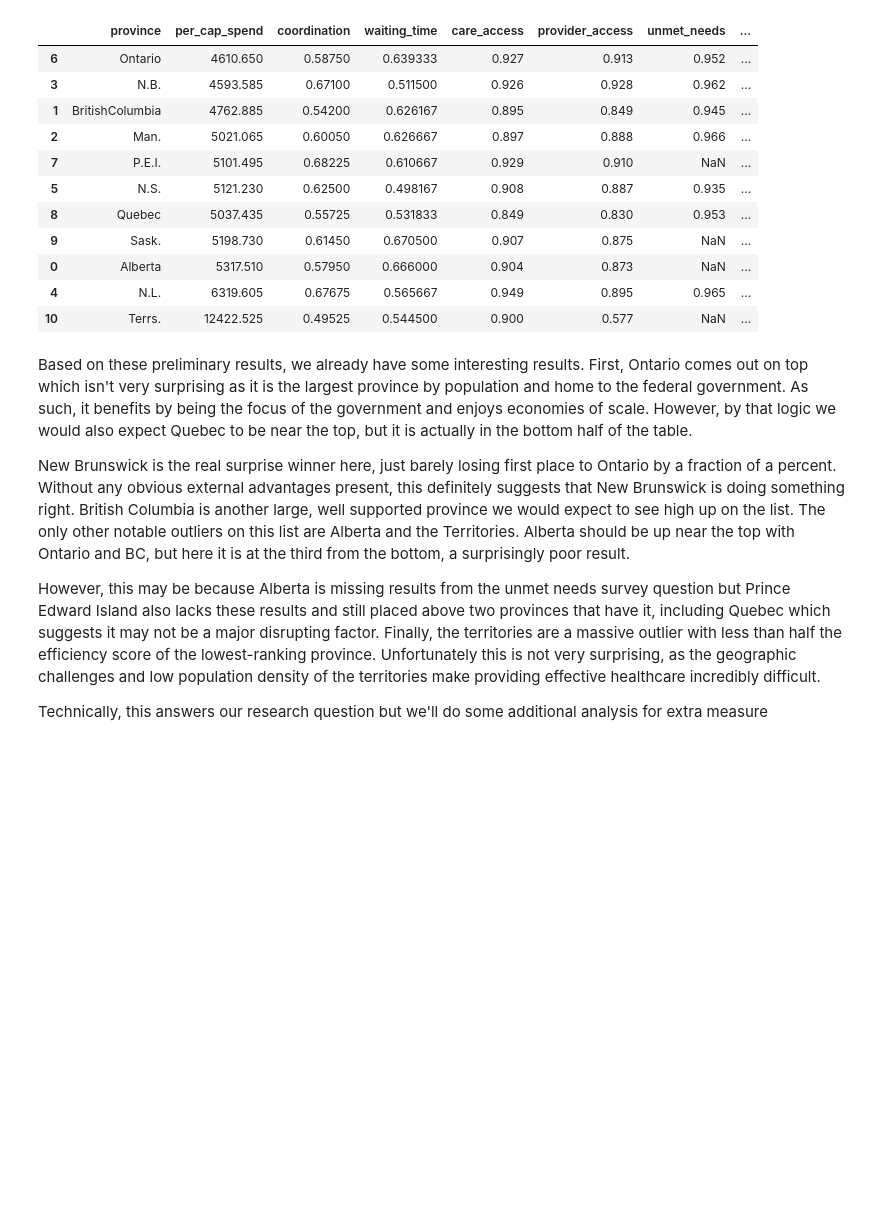
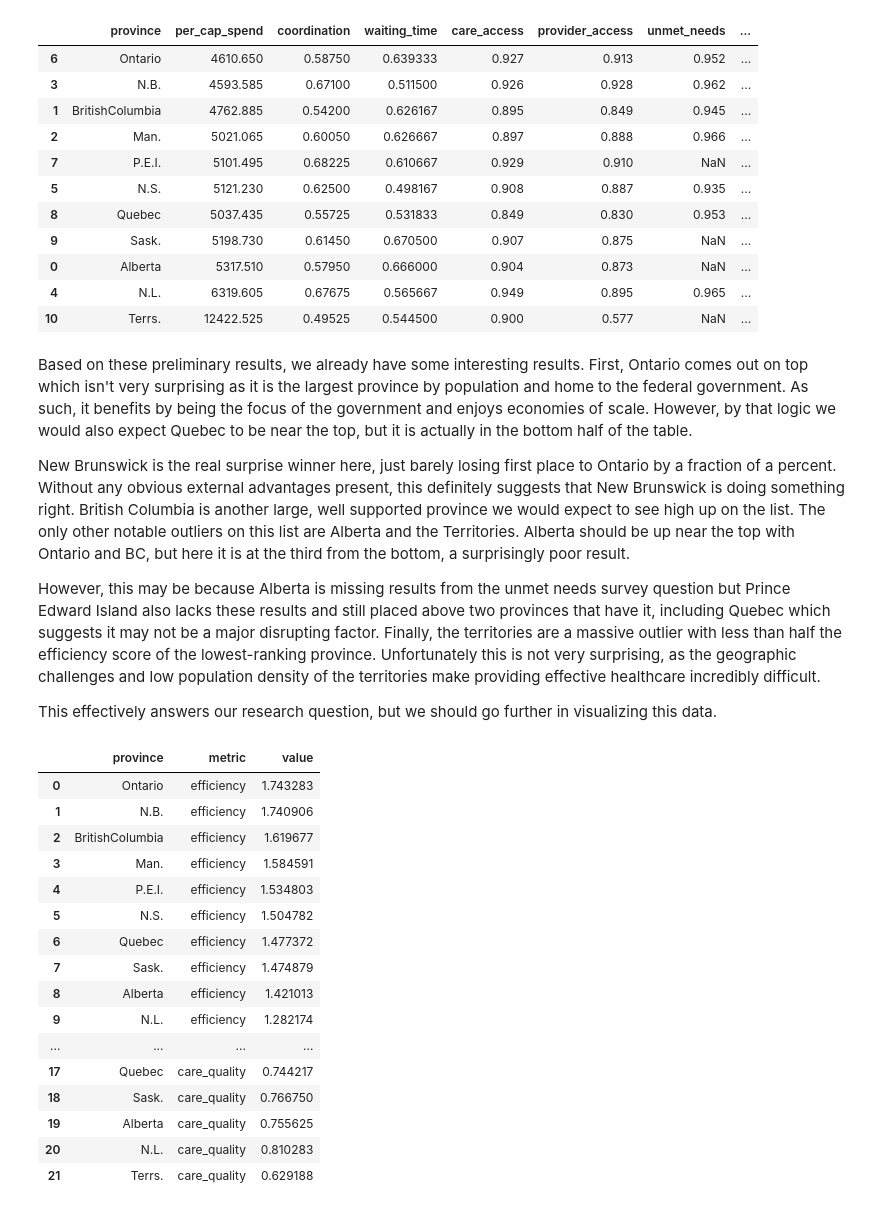
Before and after one commit to RibbitsM/368-research-proj, a Jupyter notebook: Python/analysis_RQ2.ipynb, the cells around one changed output. Saved outputs shown, nothing was run; the diff lists cells and outputs as text; code cells hidden in the pictures; blank space fills up the shorter version.

```diff
--- a/Python/analysis_RQ2.ipynb
+++ b/Python/analysis_RQ2.ipynb
@@ -59,5 +59,26 @@ New Brunswick is the real surprise winner here, just barely losing first place t
 
 However, this may be because Alberta is missing results from the unmet needs survey question but Prince Edward Island also lacks these results and still placed above two provinces that have it, including Quebec which suggests it may not be a major disrupting factor. Finally, the territories are a massive outlier with less than half the efficiency score of the lowest-ranking province. Unfortunately this is not very surprising, as the geographic challenges and low population density of the territories make providing effective healthcare incredibly difficult.
 
-Technically, this answers our research question but we'll do some additional analysis for extra measure
+This effectively answers our research question, but we should go further in visualizing this data.
+# %%
+viz1_df = pd.melt(analysis_df, id_vars=['province'], value_vars=['efficiency', 'care_quality'],
+                    var_name='metric', value_name='value')
+# %% [output]
+|  | province | metric | value |
+| 0 | Ontario | efficiency | 1.743283 |
+| 1 | N.B. | efficiency | 1.740906 |
+| 2 | BritishColumbia | efficiency | 1.619677 |
+| 3 | Man. | efficiency | 1.584591 |
+| 4 | P.E.I. | efficiency | 1.534803 |
+| 5 | N.S. | efficiency | 1.504782 |
+| 6 | Quebec | efficiency | 1.477372 |
+| 7 | Sask. | efficiency | 1.474879 |
+| 8 | Alberta | efficiency | 1.421013 |
+| 9 | N.L. | efficiency | 1.282174 |
+| ... | ... | ... | ... |
+| 17 | Quebec | care_quality | 0.744217 |
+| 18 | Sask. | care_quality | 0.766750 |
+| 19 | Alberta | care_quality | 0.755625 |
+| 20 | N.L. | care_quality | 0.810283 |
+| 21 | Terrs. | care_quality | 0.629188 |
 # %%
```
Also changed, not shown: parts of 6 cells of this notebook, 2 other files.
